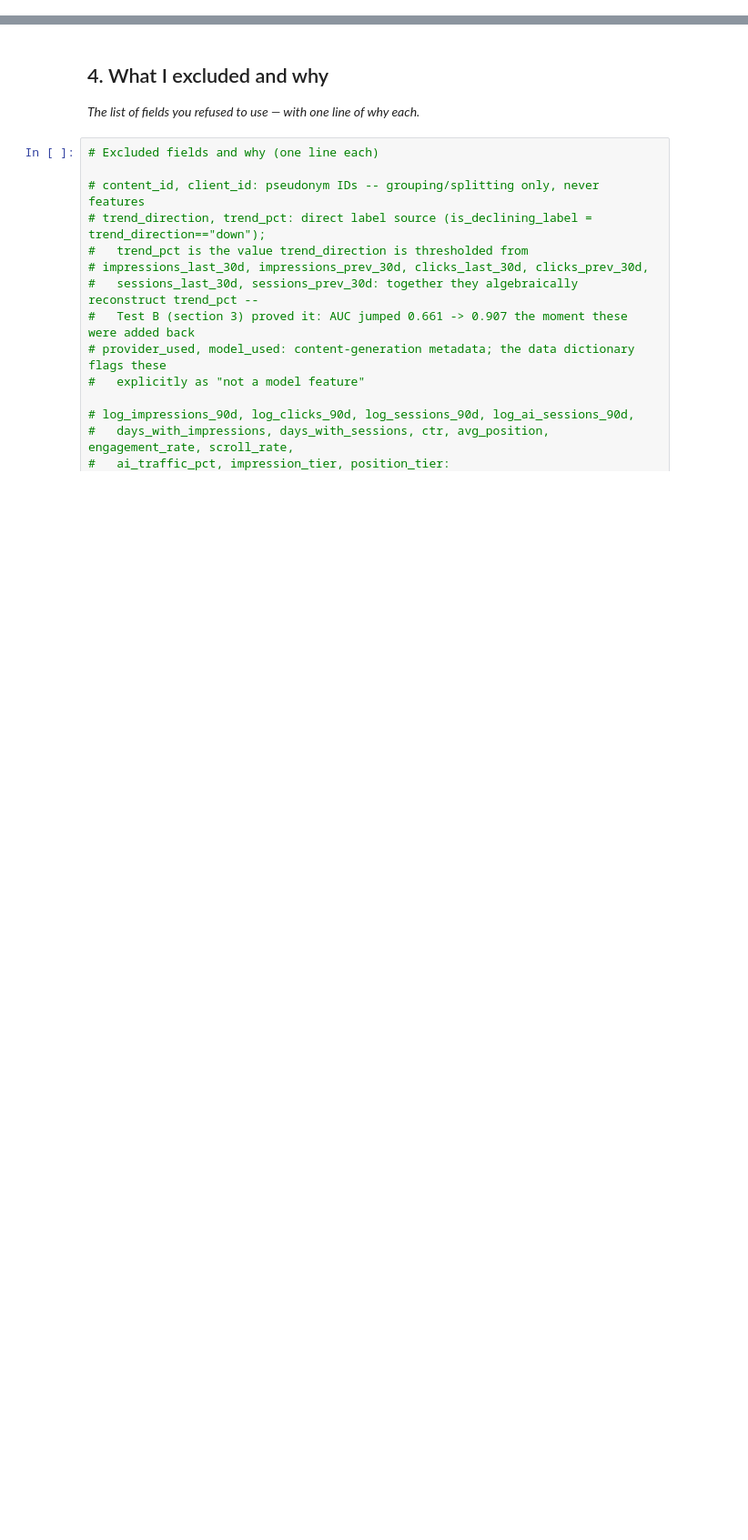
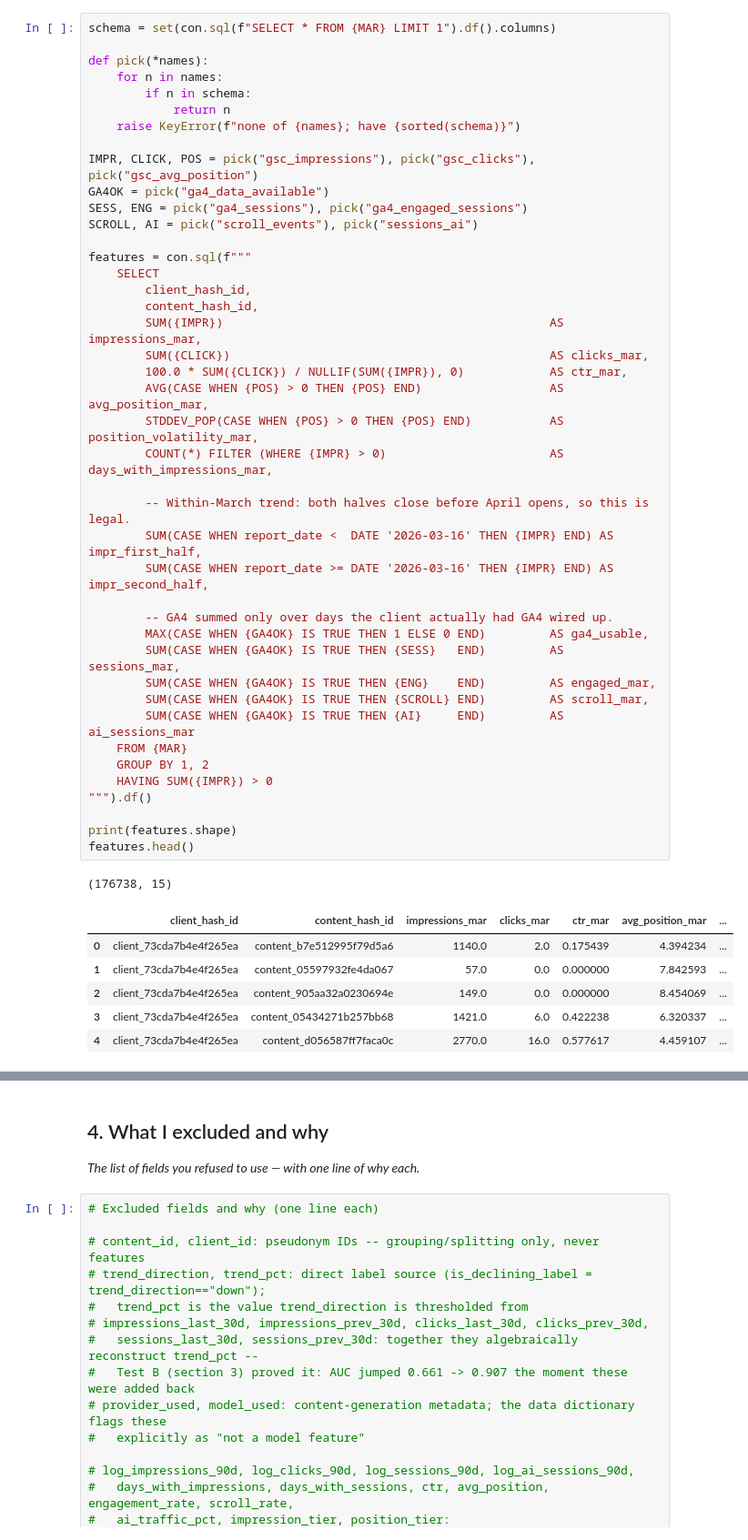
Before and after one commit to Jericho-Ram/FlyRank-Internship-ML, a Jupyter notebook: work/notebooks/w03_feature_leakage_check.ipynb, the cells around one changed output, grey strips where cells are left out. Shown at 91% size. Saved outputs shown, nothing was run; the diff lists cells and outputs as text; blank space fills up the shorter version.

```diff
--- a/work/notebooks/w03_feature_leakage_check.ipynb
+++ b/work/notebooks/w03_feature_leakage_check.ipynb
@@ -235,0 +55,50 @@ Test C -- drop from removing the overlap block: +0.120
+# %%
+schema = set(con.sql(f"SELECT * FROM {MAR} LIMIT 1").df().columns)
+
+def pick(*names):
+    for n in names:
+        if n in schema:
+            return n
+    raise KeyError(f"none of {names}; have {sorted(schema)}")
+
+IMPR, CLICK, POS = pick("gsc_impressions"), pick("gsc_clicks"), pick("gsc_avg_position")
+GA4OK = pick("ga4_data_available")
+SESS, ENG = pick("ga4_sessions"), pick("ga4_engaged_sessions")
+SCROLL, AI = pick("scroll_events"), pick("sessions_ai")
+
+features = con.sql(f"""
+    SELECT
+        client_hash_id,
+        content_hash_id,
+        SUM({IMPR})                                              AS impressions_mar,
+        SUM({CLICK})                                             AS clicks_mar,
+        100.0 * SUM({CLICK}) / NULLIF(SUM({IMPR}), 0)            AS ctr_mar,
+        AVG(CASE WHEN {POS} > 0 THEN {POS} END)                  AS avg_position_mar,
+        STDDEV_POP(CASE WHEN {POS} > 0 THEN {POS} END)           AS position_volatility_mar,
+        COUNT(*) FILTER (WHERE {IMPR} > 0)                       AS days_with_impressions_mar,
+
+        -- Within-March trend: both halves close before April opens, so this is legal.
+        SUM(CASE WHEN report_date <  DATE '2026-03-16' THEN {IMPR} END) AS impr_first_half,
+        SUM(CASE WHEN report_date >= DATE '2026-03-16' THEN {IMPR} END) AS impr_second_half,
+
+        -- GA4 summed only over days the client actually had GA4 wired up.
+        MAX(CASE WHEN {GA4OK} IS TRUE THEN 1 ELSE 0 END)         AS ga4_usable,
+        SUM(CASE WHEN {GA4OK} IS TRUE THEN {SESS}   END)         AS sessions_mar,
+        SUM(CASE WHEN {GA4OK} IS TRUE THEN {ENG}    END)         AS engaged_mar,
+        SUM(CASE WHEN {GA4OK} IS TRUE THEN {SCROLL} END)         AS scroll_mar,
+        SUM(CASE WHEN {GA4OK} IS TRUE THEN {AI}     END)         AS ai_sessions_mar
+    FROM {MAR}
+    GROUP BY 1, 2
+    HAVING SUM({IMPR}) > 0
+""").df()
+
+print(features.shape)
+features.head()
+# %% [output]
+(176738, 15)
+|  | client_hash_id | content_hash_id | impressions_mar | clicks_mar | ctr_mar | avg_position_mar | ... |
+| 0 | client_73cda7b4e4f265ea | content_b7e512995f79d5a6 | 1140.0 | 2.0 | 0.175439 | 4.394234 | ... |
+| 1 | client_73cda7b4e4f265ea | content_05597932fe4da067 | 57.0 | 0.0 | 0.000000 | 7.842593 | ... |
+| 2 | client_73cda7b4e4f265ea | content_905aa32a0230694e | 149.0 | 0.0 | 0.000000 | 8.454069 | ... |
+| 3 | client_73cda7b4e4f265ea | content_05434271b257bb68 | 1421.0 | 6.0 | 0.422238 | 6.320337 | ... |
+| 4 | client_73cda7b4e4f265ea | content_d056587ff7faca0c | 2770.0 | 16.0 | 0.577617 | 4.459107 | ... |
```
Also changed, not shown: parts of 24 cells of this notebook.
